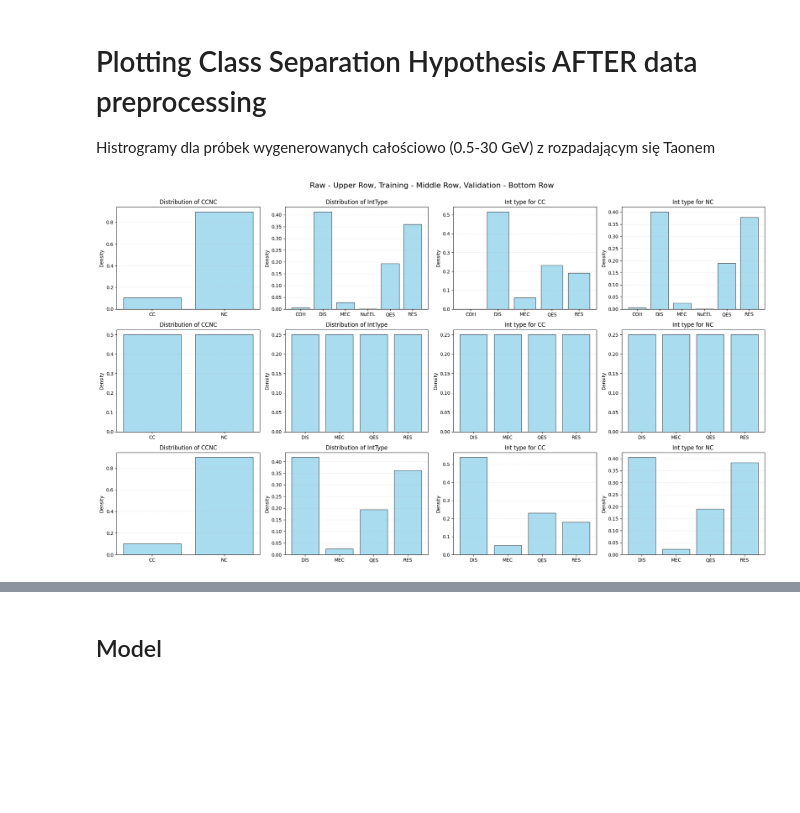
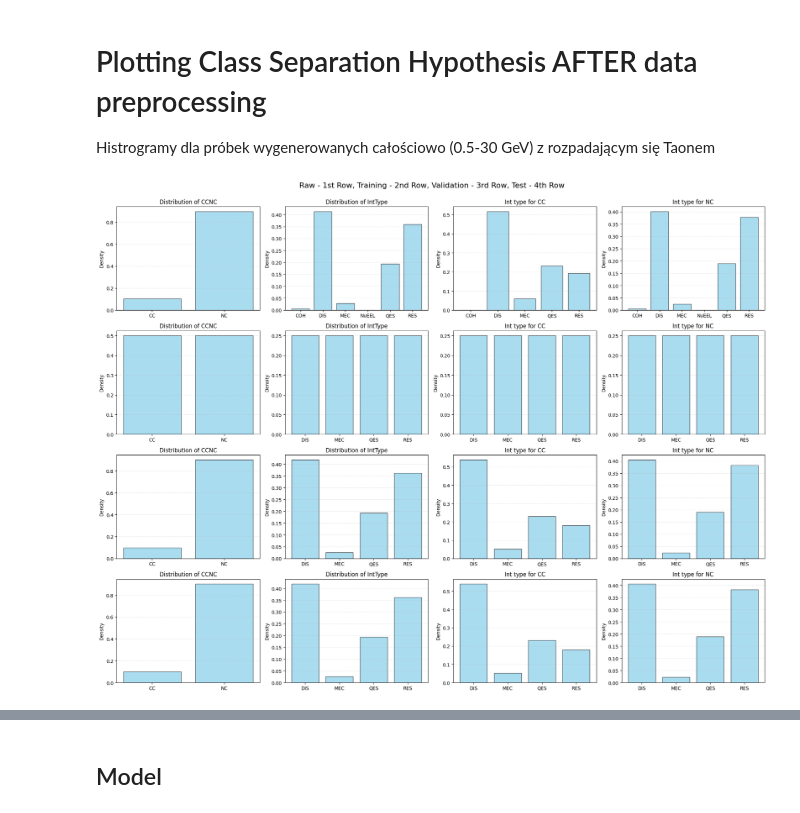
Before and after one commit to PasiekaFUW/Masters_Thesis, a Jupyter notebook: Lab/analysis/NN.ipynb, the cells around one changed output, grey strips where cells are left out. Saved outputs shown, nothing was run; the diff lists cells and outputs as text; code cells hidden in the pictures; blank space fills up the shorter version.

```diff
--- a/Lab/analysis/NN.ipynb
+++ b/Lab/analysis/NN.ipynb
@@ -189,8 +195,9 @@ batch_size=32
 #the dfs need to be shuffled, later i will need to shuffle when combining samples
 # df_balanced_train, df_balanced_val = ml.get_train_val_subsets(df_all, cc_per_type=30, nc_per_type=30, val_size=0.2, shuffle=True)
 
-df_balanced_train, df_unbalanced_val = ml.get_physics_informed_split(df_all, total_train_size=2000, total_val_size=400)
+df_balanced_train, df_unbalanced_val, df_unbalanced_test = ml.get_physics_informed_split(df_all, total_train_size=2000, total_val_size=400)
 
 train_data = ml.preProcess_data(df_balanced_train, batch_size=batch_size)
 val_data = ml.preProcess_data(df_unbalanced_val, batch_size=batch_size)
+test_data = ml.preProcess_data(df_unbalanced_test, batch_size=batch_size)
 # %% [output]
@@ -221,36 +228,43 @@ df_all_NC = df_all[df_all['CCNC'] == 'NC']
 
 dfs_processed = [df_all, df_all_CC, df_all_NC]
 
-fig, axes = plt.subplots(3, 4, figsize=(20, 12))
+fig, axes = plt.subplots(4, 4, figsize=(20, 16))
 
-plt.suptitle("Raw - Upper Row, Training - Middle Row, Validation - Bottom Row", fontsize=16)
+plt.suptitle("Raw - 1st Row, Training - 2nd Row, Validation - 3rd Row, Test - 4th Row", fontsize=16)
 
 pf.plot_physics_results(df_legacy, column='CCNC', ccnc_filter=None, int_filter=None, ax=axes[0,0], density=True)
 pf.plot_physics_results(df_legacy, column='IntType', ccnc_filter=None, int_filter=None, ax=axes[0,1], density=True)
 pf.plot_physics_results(df_legacy, column='IntType', ccnc_filter='CC', int_filter=None, ax=axes[0,2], density=True)
 axes[0,2].set_title("Int type for CC")
 pf.plot_physics_results(df_legacy, column='IntType', ccnc_filter='NC', int_filter=None, ax=axes[0,3], density=True)
 axes[0,3].set_title("Int type for NC")
 
 pf.plot_physics_results(df_balanced_train, column='CCNC', ccnc_filter=None, int_filter=None, ax=axes[1,0], density=True)
 pf.plot_physics_results(df_balanced_train, column='IntType', ccnc_filter=None, int_filter=None, ax=axes[1,1], density=True)
 pf.plot_physics_results(df_balanced_train, column='IntType', ccnc_filter='CC', int_filter=None, ax=axes[1,2], density=True)
 axes[1,2].set_title("Int type for CC")
 pf.plot_physics_results(df_balanced_train, column='IntType', ccnc_filter='NC', int_filter=None, ax=axes[1,3], density=True)
 axes[1,3].set_title("Int type for NC")
 
 pf.plot_physics_results(df_unbalanced_val, column='CCNC', ccnc_filter=None, int_filter=None, ax=axes[2,0], density=True)
 pf.plot_physics_results(df_unbalanced_val, column='IntType', ccnc_filter=None, int_filter=None, ax=axes[2,1], density=True)
 pf.plot_physics_results(df_unbalanced_val, column='IntType', ccnc_filter='CC', int_filter=None, ax=axes[2,2], density=True)
 axes[2,2].set_title("Int type for CC")
 pf.plot_physics_results(df_unbalanced_val, column='IntType', ccnc_filter='NC', int_filter=None, ax=axes[2,3], density=True)
 axes[2,3].set_title("Int type for NC")
 
+pf.plot_physics_results(df_unbalanced_test, column='CCNC', ccnc_filter=None, int_filter=None, ax=axes[3,0], density=True)
+pf.plot_physics_results(df_unbalanced_test, column='IntType', ccnc_filter=None, int_filter=None, ax=axes[3,1], density=True)
+pf.plot_physics_results(df_unbalanced_test, column='IntType', ccnc_filter='CC', int_filter=None, ax=axes[3,2], density=True)
+axes[3,2].set_title("Int type for CC")
+pf.plot_physics_results(df_unbalanced_test, column='IntType', ccnc_filter='NC', int_filter=None, ax=axes[3,3], density=True)
+axes[3,3].set_title("Int type for NC")
+
 plt.tight_layout(rect=[0, 0.03, 1, 0.98])
 # rect=[left, bottom, right, top] in normalized 0-1 coordinates
 plt.show()
 # %% [output]
-[figure, old version]
+[figure, new version]
 # %%
 import analysis.scripts.plotting_functions as pf
 importlib.reload(pf)
```
Also changed, not shown: parts of 14 cells of this notebook, 2 other files.
